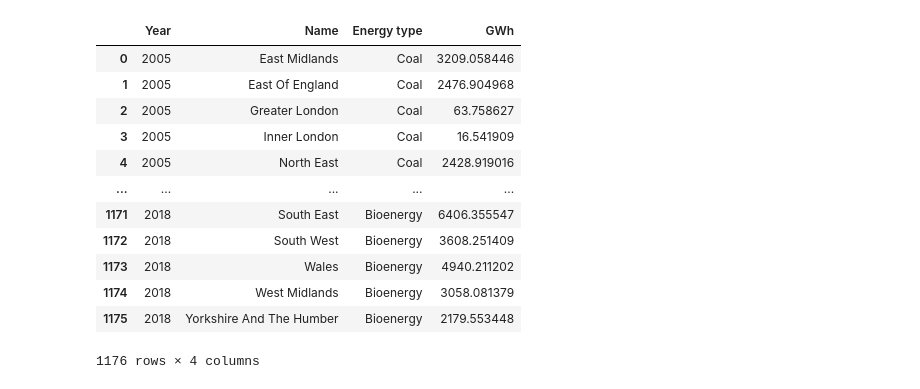
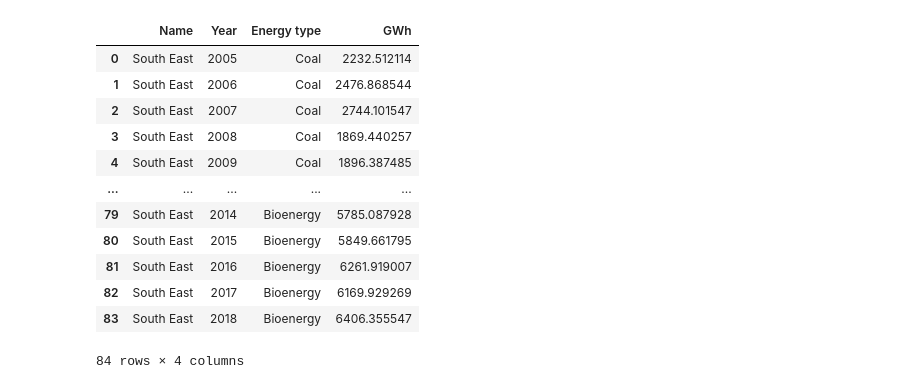
Before and after one commit to chris-greening/UK-Energy-Consumption, a Jupyter notebook: dashboard_exploration.ipynb, the cells around one changed output. Cells and saved outputs as stored; diff of their text form; code cells hidden in the pictures.

Commit message:
add: tested melt_dataframe

```diff
--- a/dashboard_exploration.ipynb
+++ b/dashboard_exploration.ipynb
@@ -6,19 +7,20 @@ from data_processing import preprocess_dataframe, melt_total_dataframe
 df = pd.read_csv("Subnational_total_final_energy_consumption_statistics.csv")
 # %%
 dff = preprocess_dataframe(df)
-melt_total_dataframe(dff)
-# dff
+region_df = dff[dff['Name'] == "South East"]
+test = melt_dataframe(region_df)
+test
 # %% [output]
-|  | Year | Name | Energy type | GWh |
-| 0 | 2005 | East Midlands | Coal | 3209.058446 |
-| 1 | 2005 | East Of England | Coal | 2476.904968 |
-| 2 | 2005 | Greater London | Coal | 63.758627 |
-| 3 | 2005 | Inner London | Coal | 16.541909 |
-| 4 | 2005 | North East | Coal | 2428.919016 |
+|  | Name | Year | Energy type | GWh |
+| 0 | South East | 2005 | Coal | 2232.512114 |
+| 1 | South East | 2006 | Coal | 2476.868544 |
+| 2 | South East | 2007 | Coal | 2744.101547 |
+| 3 | South East | 2008 | Coal | 1869.440257 |
+| 4 | South East | 2009 | Coal | 1896.387485 |
 | ... | ... | ... | ... | ... |
-| 1171 | 2018 | South East | Bioenergy | 6406.355547 |
-| 1172 | 2018 | South West | Bioenergy | 3608.251409 |
-| 1173 | 2018 | Wales | Bioenergy | 4940.211202 |
-| 1174 | 2018 | West Midlands | Bioenergy | 3058.081379 |
-| 1175 | 2018 | Yorkshire And The Humber | Bioenergy | 2179.553448 |
+| 79 | South East | 2014 | Bioenergy | 5785.087928 |
+| 80 | South East | 2015 | Bioenergy | 5849.661795 |
+| 81 | South East | 2016 | Bioenergy | 6261.919007 |
+| 82 | South East | 2017 | Bioenergy | 6169.929269 |
+| 83 | South East | 2018 | Bioenergy | 6406.355547 |
-1176 rows × 4 columns
+84 rows × 4 columns
```
Also changed, not shown: parts of 2 cells of this notebook.
